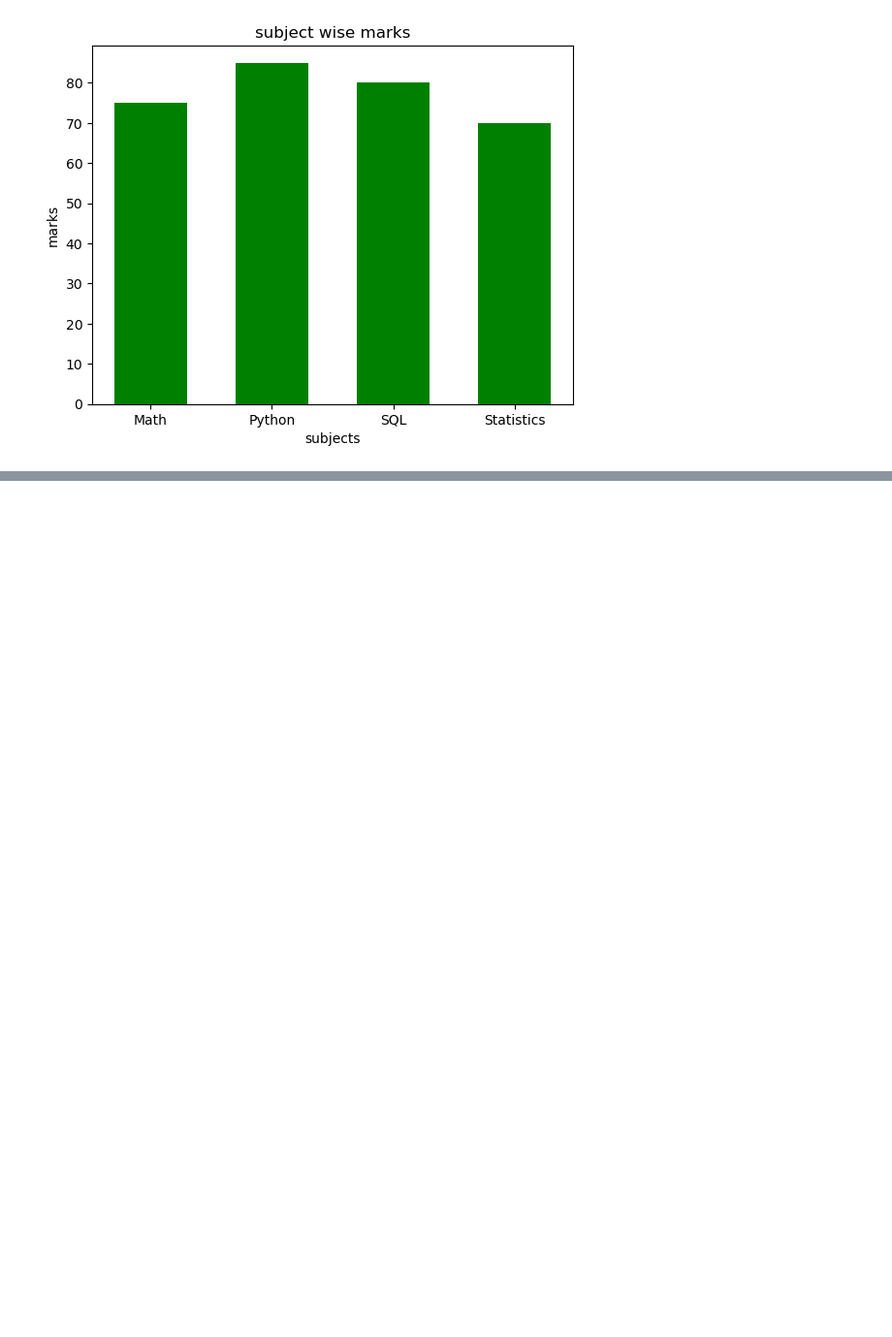
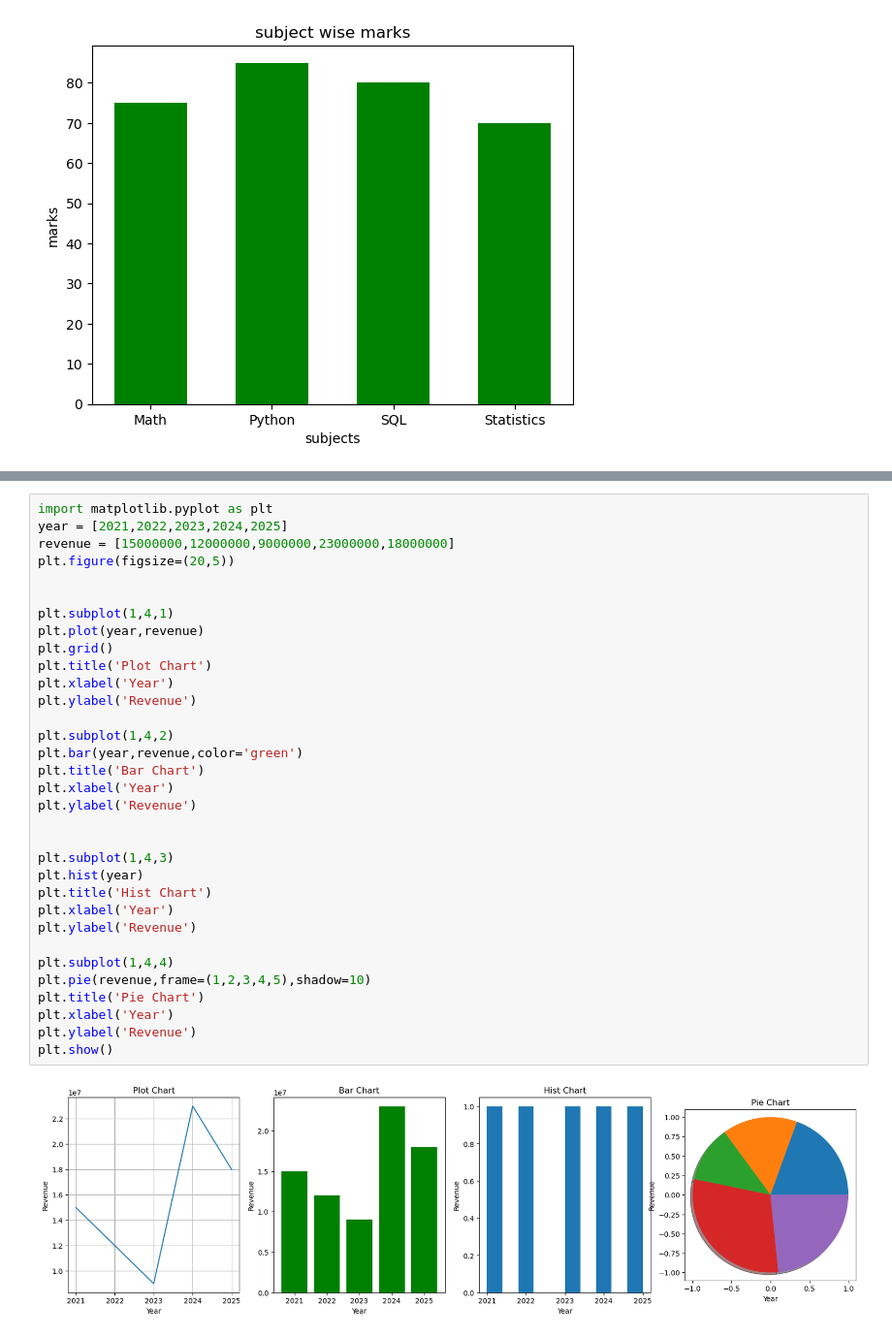
Before and after one commit to shripada-mahato/Matplotlib, a Jupyter notebook: operation.ipynb, the cells around one changed output, grey strips where cells are left out. Shown at 97% size. Drawn from its saved outputs; the diff is of its cells as text; blank space fills up the shorter version.

```diff
--- a/operation.ipynb
+++ b/operation.ipynb
@@ -383,0 +411,35 @@ plt.show()
+# %%
+import matplotlib.pyplot as plt
+year = [2021,2022,2023,2024,2025]
+revenue = [15000000,12000000,9000000,23000000,18000000]
+plt.figure(figsize=(20,5))
+
+
+plt.subplot(1,4,1)
+plt.plot(year,revenue)
+plt.grid()
+plt.title('Plot Chart')
+plt.xlabel('Year')
+plt.ylabel('Revenue')
+
+plt.subplot(1,4,2)
+plt.bar(year,revenue,color='green')
+plt.title('Bar Chart')
+plt.xlabel('Year')
+plt.ylabel('Revenue')
+
+
+plt.subplot(1,4,3)
+plt.hist(year)
+plt.title('Hist Chart')
+plt.xlabel('Year')
+plt.ylabel('Revenue')
+
+plt.subplot(1,4,4)
+plt.pie(revenue,frame=(1,2,3,4,5),shadow=10)
+plt.title('Pie Chart')
+plt.xlabel('Year')
+plt.ylabel('Revenue')
+plt.show()
+# %% [output]
+[figure, added]
```
Also changed, not shown: parts of 2 cells of this notebook.
